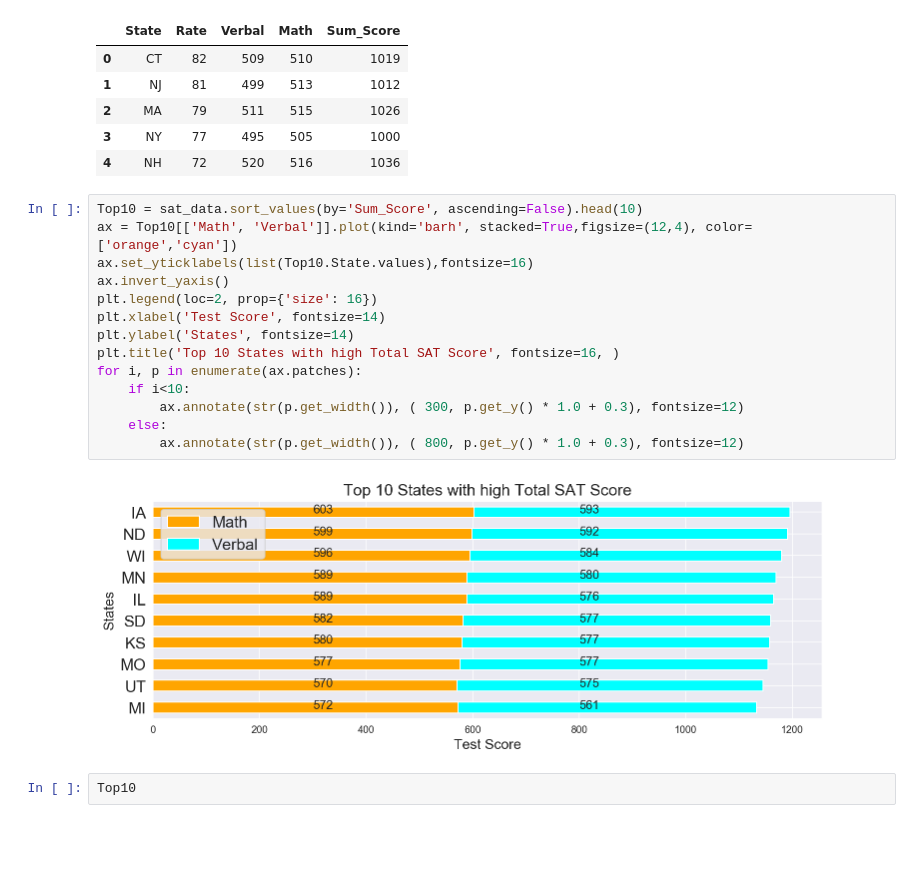
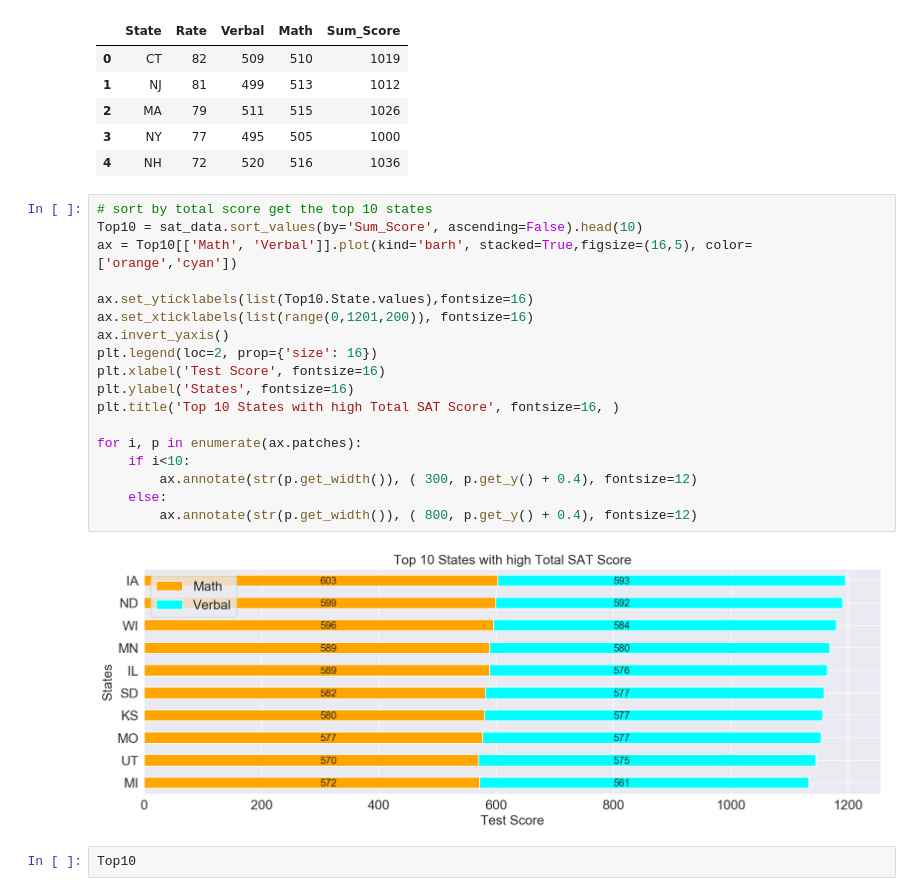
Before and after one commit to Miaowshroom/project2, a Jupyter notebook: project-02-v2-starter-code-seperatetable.ipynb, the cells around one changed output. Saved outputs shown, nothing was run; the diff lists cells and outputs as text; blank space fills up the shorter version.

```diff
--- a/project-02-v2-starter-code-seperatetable.ipynb
+++ b/project-02-v2-starter-code-seperatetable.ipynb
@@ -287,21 +354,25 @@ sat_data.head()
 | 3 | NY | 77 | 495 | 505 | 1000 |
 | 4 | NH | 72 | 520 | 516 | 1036 |
 # %%
+# sort by total score get the top 10 states
 Top10 = sat_data.sort_values(by='Sum_Score', ascending=False).head(10)
-ax = Top10[['Math', 'Verbal']].plot(kind='barh', stacked=True,figsize=(12,4), color=['orange','cyan'])
+ax = Top10[['Math', 'Verbal']].plot(kind='barh', stacked=True,figsize=(16,5), color=['orange','cyan'])
+
 ax.set_yticklabels(list(Top10.State.values),fontsize=16)
+ax.set_xticklabels(list(range(0,1201,200)), fontsize=16)
 ax.invert_yaxis()
 plt.legend(loc=2, prop={'size': 16})
-plt.xlabel('Test Score', fontsize=14)
-plt.ylabel('States', fontsize=14)
+plt.xlabel('Test Score', fontsize=16)
+plt.ylabel('States', fontsize=16)
 plt.title('Top 10 States with high Total SAT Score', fontsize=16, )
+
 for i, p in enumerate(ax.patches):
     if i<10:
-        ax.annotate(str(p.get_width()), ( 300, p.get_y() * 1.0 + 0.3), fontsize=12)
+        ax.annotate(str(p.get_width()), ( 300, p.get_y() + 0.4), fontsize=12)
     else:
-        ax.annotate(str(p.get_width()), ( 800, p.get_y() * 1.0 + 0.3), fontsize=12)
+        ax.annotate(str(p.get_width()), ( 800, p.get_y() + 0.4), fontsize=12)
 # %% [output]
-[figure, old version]
+[figure, new version]
 # %%
 Top10
 # %% [output]
```
Also changed, not shown: parts of 66 cells of this notebook.
